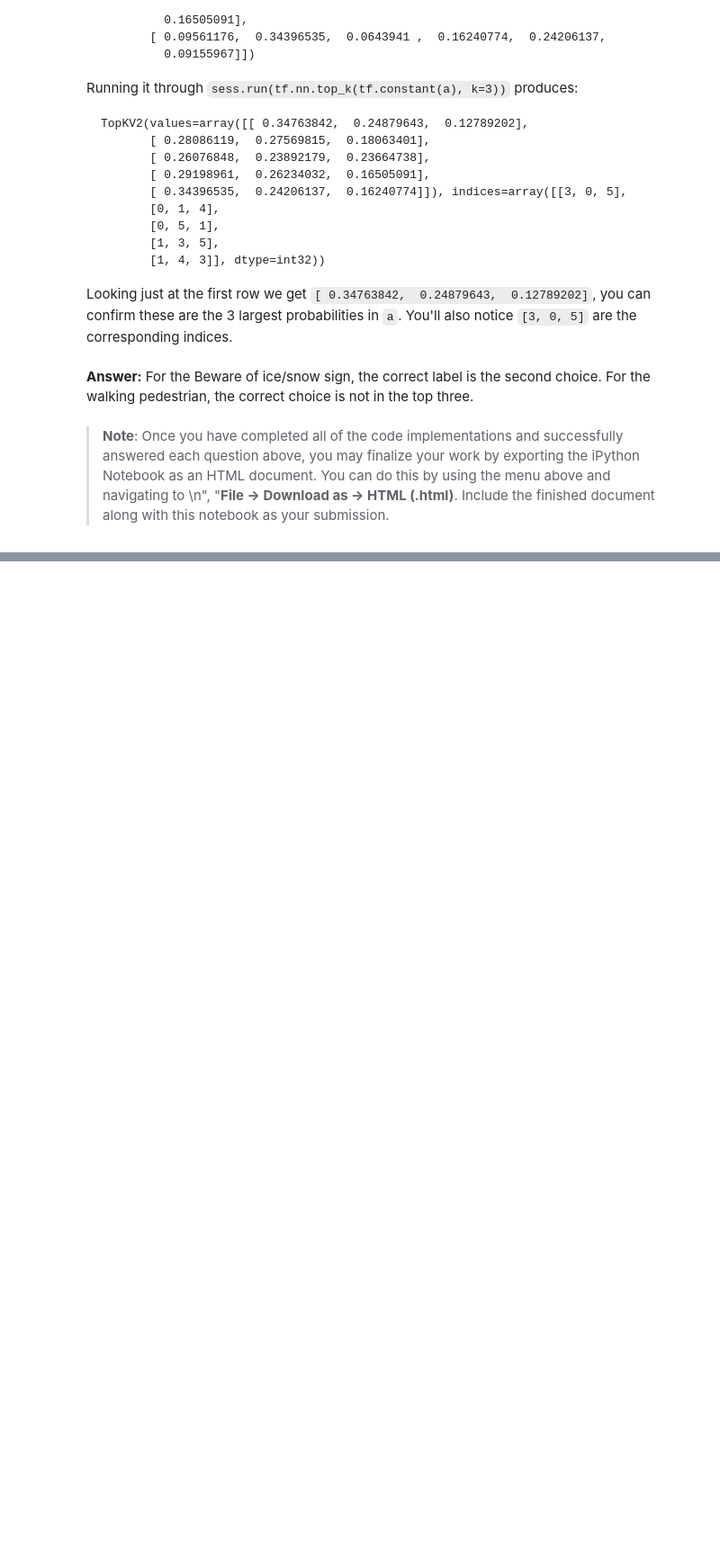
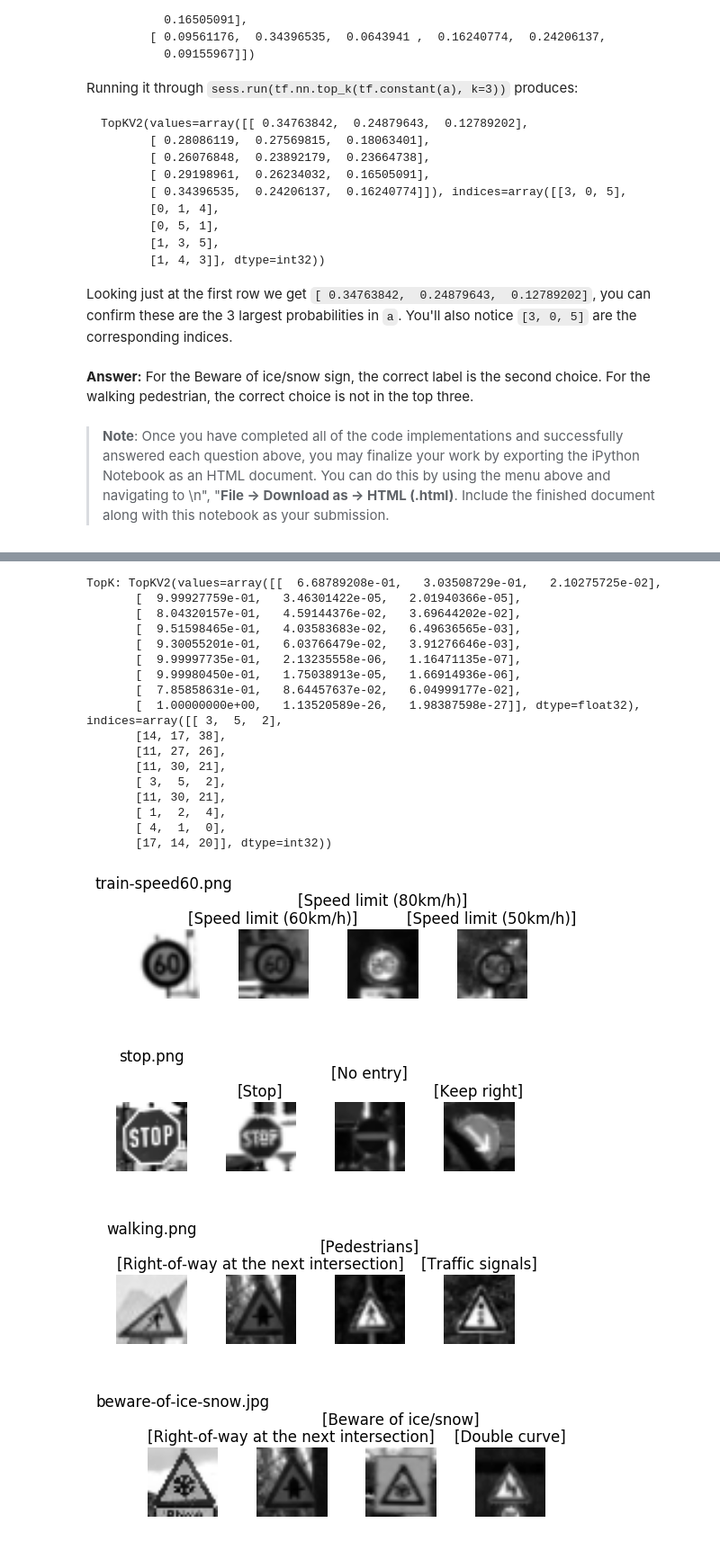
Before and after one commit to morbrian/CarND-Traffic-Sign-Classifier-Project, a Jupyter notebook: Traffic_Sign_Classifier.ipynb, the cells around one changed output, grey strips where cells are left out. Shown at 90% size. Saved outputs shown, nothing was run; the diff lists cells and outputs as text; code cells hidden in the pictures; blank space fills up the shorter version.

```diff
--- a/Traffic_Sign_Classifier.ipynb
+++ b/Traffic_Sign_Classifier.ipynb
@@ -697,0 +733,54 @@ one of: ['No entry' 'Stop' 'Turn right ahead']
+# %%
+def format_image_for_display(image):
+    if image.shape[2] == 1:
+        image = image[:,:,0] * 3
+    return image
+
+def visualize_topk(top_indices, image, file_name, class_images, class_names, cmap='gray'):
+    fig = plt.figure()
+
+    gs = gridspec.GridSpec(1, 4, width_ratios=[1, 1, 1, 1], height_ratios=[1, 1, 1, 1])
+
+    #  plot evaluated image
+    subplot = plt.subplot(gs[0])
+    subplot.set_title(file_name, y=1.5)
+    subplot.axis('off')
+    image = format_image_for_display(image)
+    plt.imshow(image, cmap=cmap)
+
+    # plot the topk choices predicted
+    for p, i in enumerate(top_indices):
+        subplot = plt.subplot(gs[p + 1])
+        subplot.set_title('[{}]'.format(class_names[i]), y=(1 + 0.25 *(p % 2)))
+        subplot.axis('off')
+        image = format_image_for_display(class_images[i])
+        plt.imshow(image, cmap=cmap)
+
+with tf.Session() as sess:
+    topk = sess.run(tf.nn.top_k(tf.constant(softmax_probs), k=3))
+    print("TopK: {}".format(topk))
+
+for top_indices, image, file_name in zip(topk[1], web_images, web_file_names):
+    visualize_topk(top_indices, image, file_name, sign_samples, sign_names)
+# %% [output]
+TopK: TopKV2(values=array([[  6.68789208e-01,   3.03508729e-01,   2.10275725e-02],
+       [  9.99927759e-01,   3.46301422e-05,   2.01940366e-05],
+       [  8.04320157e-01,   4.59144376e-02,   3.69644202e-02],
+       [  9.51598465e-01,   4.03583683e-02,   6.49636565e-03],
+       [  9.30055201e-01,   6.03766479e-02,   3.91276646e-03],
+       [  9.99997735e-01,   2.13235558e-06,   1.16471135e-07],
+       [  9.99980450e-01,   1.75038913e-05,   1.66914936e-06],
+       [  7.85858631e-01,   8.64457637e-02,   6.04999177e-02],
+       [  1.00000000e+00,   1.13520589e-26,   1.98387598e-27]], dtype=float32), indices=array([[ 3,  5,  2],
+       [14, 17, 38],
+       [11, 27, 26],
+       [11, 30, 21],
+       [ 3,  5,  2],
+       [11, 30, 21],
+       [ 1,  2,  4],
+       [ 4,  1,  0],
+       [17, 14, 20]], dtype=int32))
+[figure, added]
+[figure, added]
+[figure, added]
+[figure, added]
```
Also changed, not shown: parts of 9 cells of this notebook, 1 other file.
